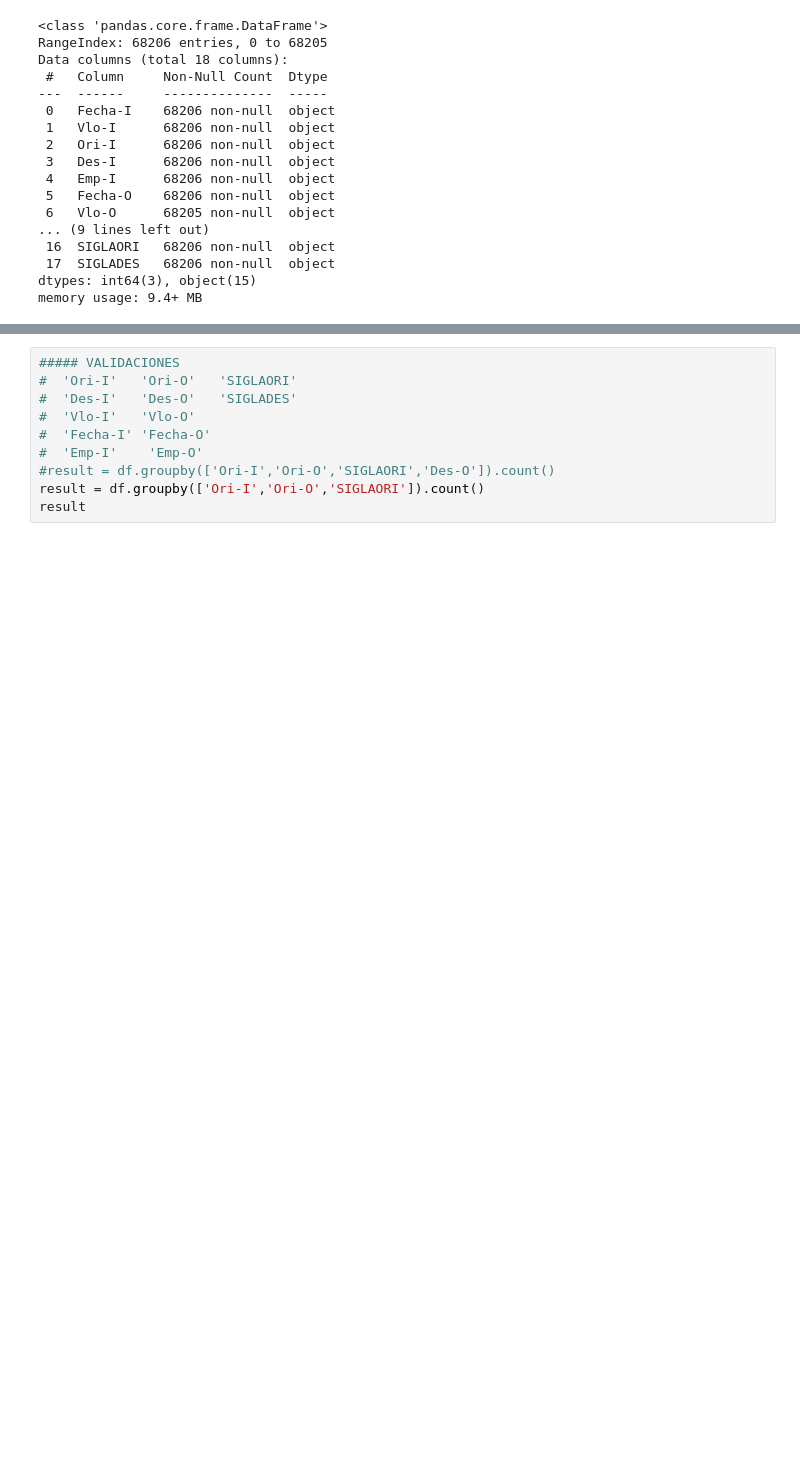
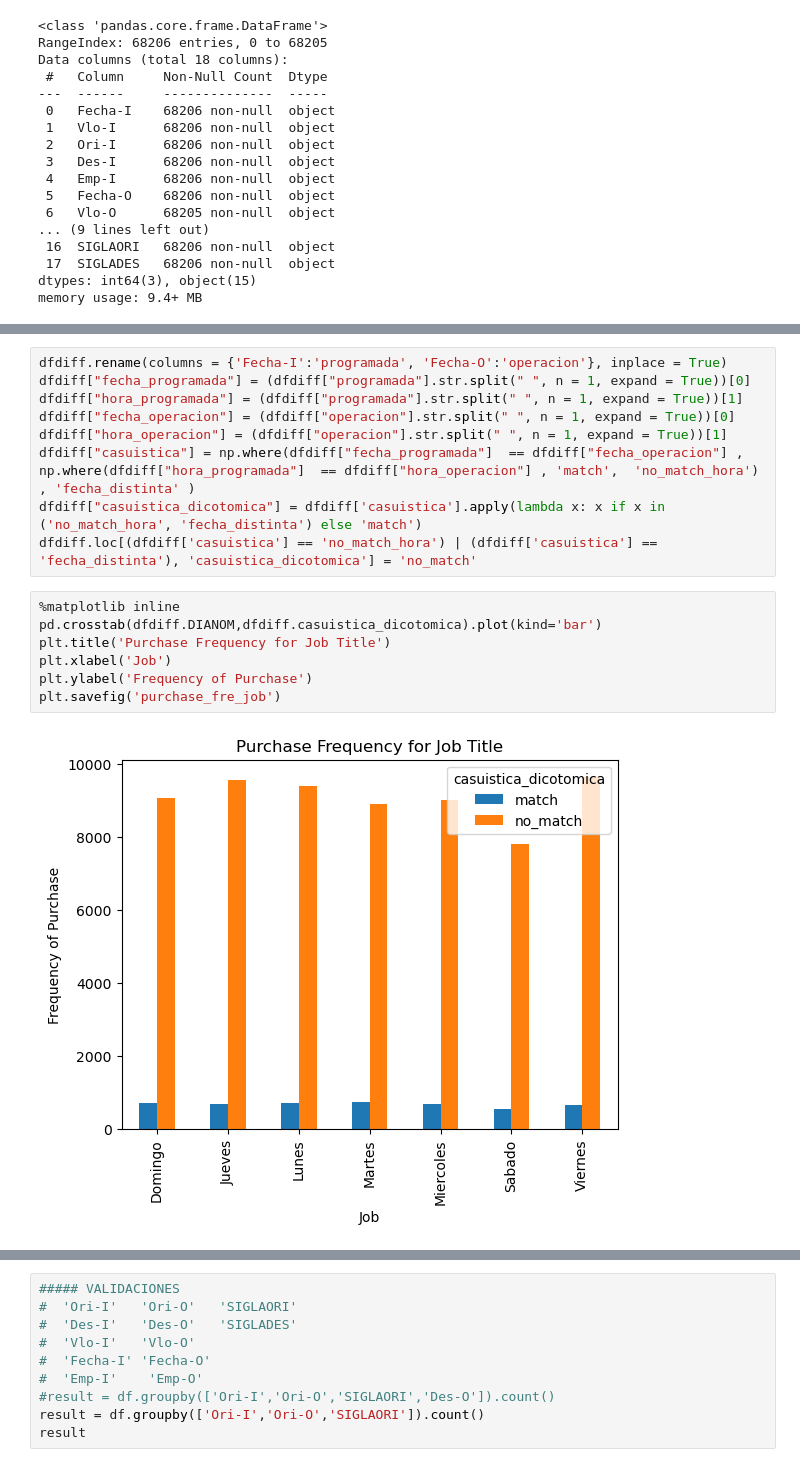
Before and after one commit to diegosalcedo491995/flight-delay, a Jupyter notebook: solution.ipynb, the cells around one changed output, grey strips where cells are left out. Cells and saved outputs as stored; diff of their text form; blank space fills up the shorter version.

```diff
--- a/solution.ipynb
+++ b/solution.ipynb
@@ -50,0 +231,18 @@ Variables categóricas: ['Des-I', 'Vlo-I', 'SIGLADES', 'SIGLAORI', 'OPERA', 'DIA
+# %%
+dfdiff.rename(columns = {'Fecha-I':'programada', 'Fecha-O':'operacion'}, inplace = True)
+dfdiff["fecha_programada"] = (dfdiff["programada"].str.split(" ", n = 1, expand = True))[0]
+dfdiff["hora_programada"] = (dfdiff["programada"].str.split(" ", n = 1, expand = True))[1]
+dfdiff["fecha_operacion"] = (dfdiff["operacion"].str.split(" ", n = 1, expand = True))[0]
+dfdiff["hora_operacion"] = (dfdiff["operacion"].str.split(" ", n = 1, expand = True))[1]
+dfdiff["casuistica"] = np.where(dfdiff["fecha_programada"]  == dfdiff["fecha_operacion"] , np.where(dfdiff["hora_programada"]  == dfdiff["hora_operacion"] , 'match',  'no_match_hora')   , 'fecha_distinta' )
+dfdiff["casuistica_dicotomica"] = dfdiff['casuistica'].apply(lambda x: x if x in ('no_match_hora', 'fecha_distinta') else 'match')
+dfdiff.loc[(dfdiff['casuistica'] == 'no_match_hora') | (dfdiff['casuistica'] == 'fecha_distinta'), 'casuistica_dicotomica'] = 'no_match'
+# %%
+%matplotlib inline
+pd.crosstab(dfdiff.DIANOM,dfdiff.casuistica_dicotomica).plot(kind='bar')
+plt.title('Purchase Frequency for Job Title')
+plt.xlabel('Job')
+plt.ylabel('Frequency of Purchase')
+plt.savefig('purchase_fre_job')
+# %% [output]
+[figure, added]
```
Also changed, not shown: parts of 40 cells of this notebook, 7 other files.
